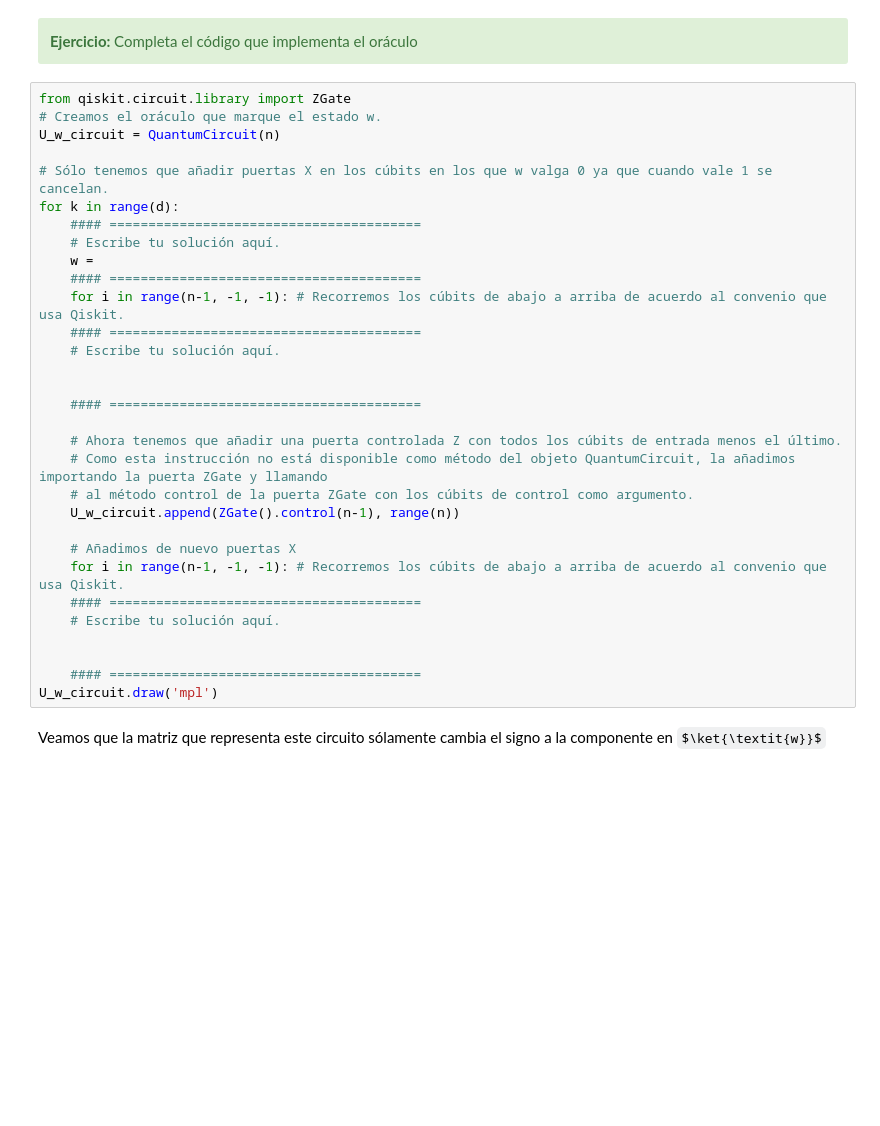
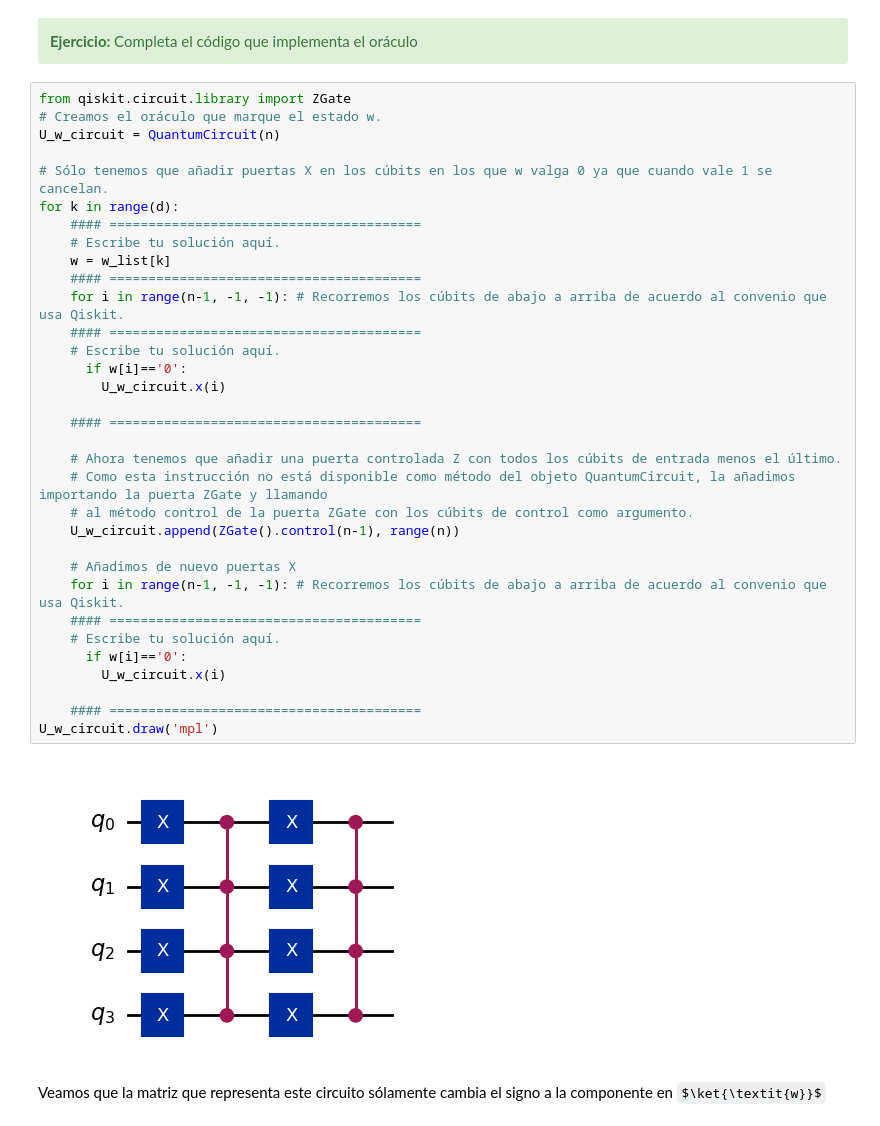
Before and after one commit to A21-null/A21-null.github.io, a Jupyter notebook: Grover.ipynb, the cells around one changed output. Drawn from its saved outputs; the diff is of its cells as text; some formulas as TeX source; blank space fills up the shorter version.

```diff
--- a/Grover.ipynb
+++ b/Grover.ipynb
@@ -196,34 +196,38 @@ d = len(w_list)
 # %%
 from qiskit.circuit.library import ZGate
 # Creamos el oráculo que marque el estado w.
 U_w_circuit = QuantumCircuit(n)
 
 # Sólo tenemos que añadir puertas X en los cúbits en los que w valga 0 ya que cuando vale 1 se cancelan.
 for k in range(d):
     #### ========================================
     # Escribe tu solución aquí.
-    w =
+    w = w_list[k]
     #### ========================================
     for i in range(n-1, -1, -1): # Recorremos los cúbits de abajo a arriba de acuerdo al convenio que usa Qiskit.
     #### ========================================
     # Escribe tu solución aquí.
-
+      if w[i]=='0':
+        U_w_circuit.x(i)
 
     #### ========================================
 
     # Ahora tenemos que añadir una puerta controlada Z con todos los cúbits de entrada menos el último.
     # Como esta instrucción no está disponible como método del objeto QuantumCircuit, la añadimos importando la puerta ZGate y llamando
     # al método control de la puerta ZGate con los cúbits de control como argumento.
     U_w_circuit.append(ZGate().control(n-1), range(n))
 
     # Añadimos de nuevo puertas X
     for i in range(n-1, -1, -1): # Recorremos los cúbits de abajo a arriba de acuerdo al convenio que usa Qiskit.
     #### ========================================
     # Escribe tu solución aquí.
-
+      if w[i]=='0':
+        U_w_circuit.x(i)
 
     #### ========================================
 U_w_circuit.draw('mpl')
+# %% [output]
+[figure, added]
 # %% [markdown]
 Veamos que la matriz que representa este circuito sólamente cambia el signo a la componente en $\ket{\textit{w}}$
 # %%
```
